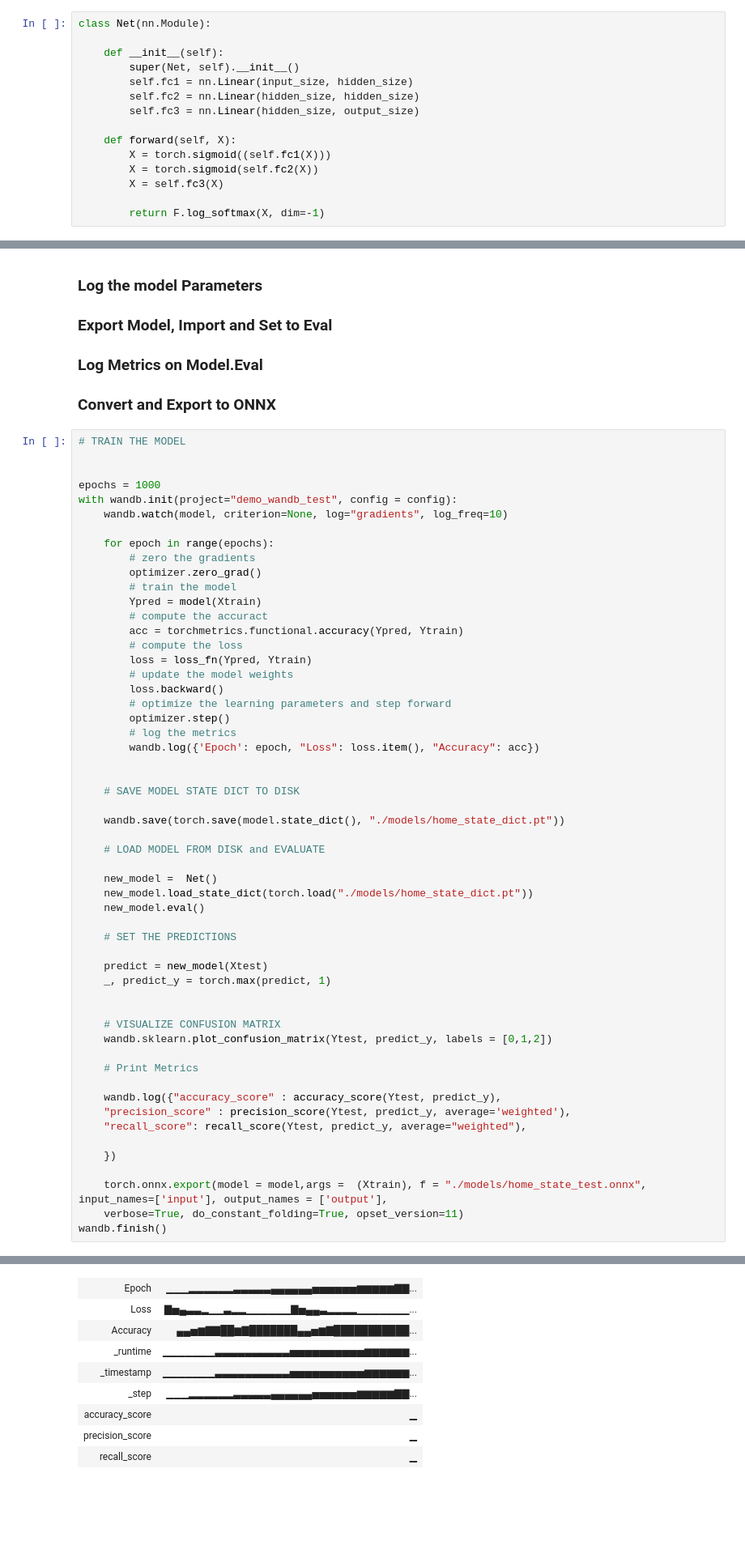
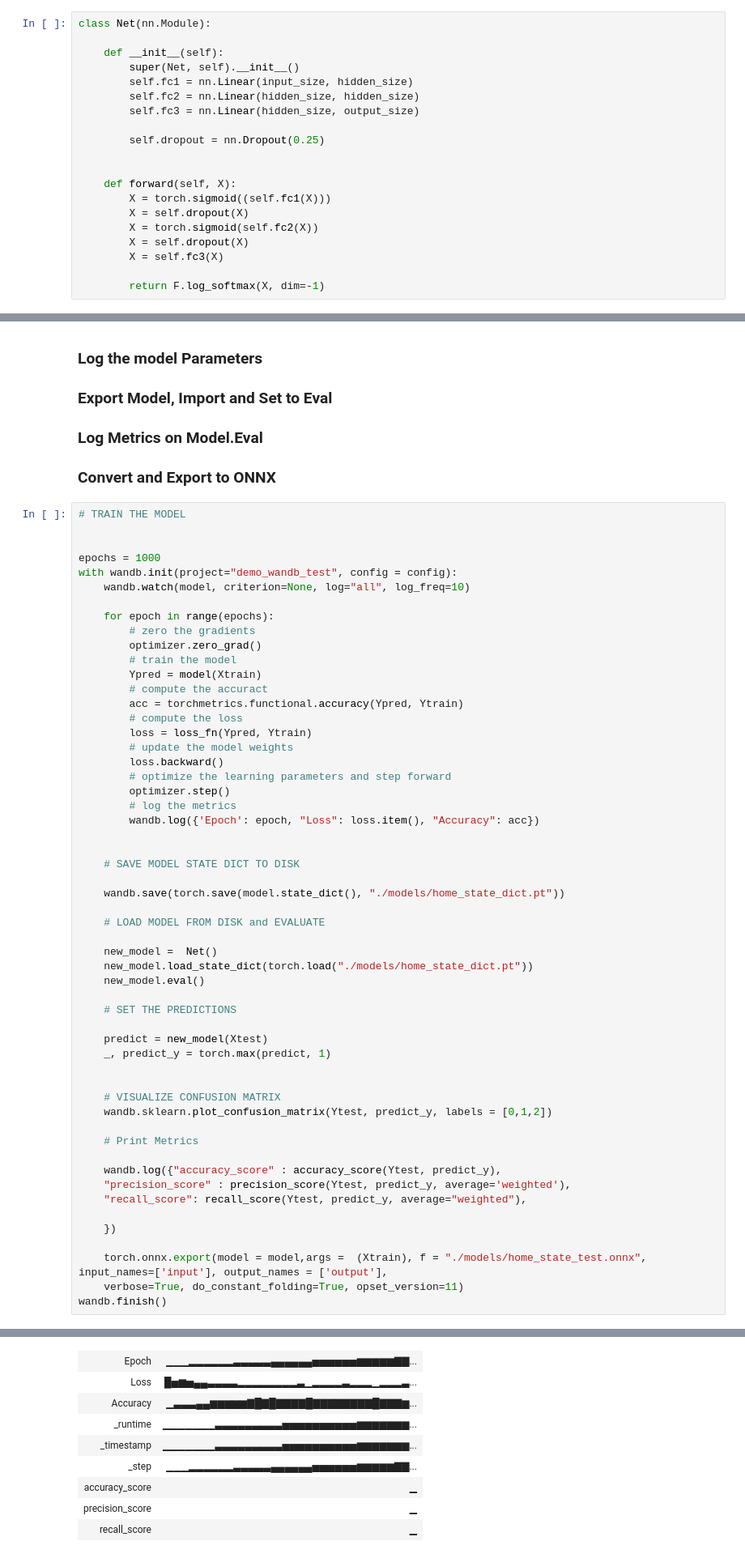
Before and after one commit to markgicharu/DEMO_WINE_WANDB, a Jupyter notebook: home_copy_wandb.ipynb, the cells around one changed output, grey strips where cells are left out. Shown at 81% size. Cells and saved outputs as stored; diff of their text form; blank space fills up the shorter version.

```diff
--- a/home_copy_wandb.ipynb
+++ b/home_copy_wandb.ipynb
@@ -235,9 +237,14 @@ class Net(nn.Module):
         self.fc2 = nn.Linear(hidden_size, hidden_size)
         self.fc3 = nn.Linear(hidden_size, output_size)
 
+        self.dropout = nn.Dropout(0.25)
+
+
     def forward(self, X):
         X = torch.sigmoid((self.fc1(X)))
+        X = self.dropout(X)
         X = torch.sigmoid(self.fc2(X))
+        X = self.dropout(X)
         X = self.fc3(X)
 
         return F.log_softmax(X, dim=-1)
@@ -288,7 +296,7 @@ elif config.get("loss") == "CrossEntropyLoss":
 
 epochs = 1000
 with wandb.init(project="demo_wandb_test", config = config):
-    wandb.watch(model, criterion=None, log="gradients", log_freq=10)
+    wandb.watch(model, criterion=None, log="all", log_freq=10)
 
     for epoch in range(epochs):
         # zero the gradients
@@ -378,8 +384,8 @@ Run history:
 | Epoch | ▁▁▁▂▂▂▂▂▂▃▃▃▃▃▄▄▄▄▄▄▅▅▅▅▅▅▆▆▆▆▆▇▇... |
-| Loss | ▇▅▄▃▃▂▁▁▃▂▂▁▁▁▁▁▁▇▅▄▄▃▂▂▂▂▁▁▁▁▁▁▁... |
-| Accuracy | ▄▄▅▆▇▇██▆▇███████▄▄▅▆▇███████████... |
-| _runtime | ▁▁▁▁▁▁▁▃▃▃▃▃▃▃▃▃▃▅▅▅▅▅▅▅▅▅▅▆▆▆▆▆▆... |
-| _timestamp | ▁▁▁▁▁▁▁▃▃▃▃▃▃▃▃▃▃▅▅▅▅▅▅▅▅▅▅▆▆▆▆▆▆... |
+| Loss | █▅▆▅▄▄▃▃▃▃▂▂▂▂▂▂▂▂▃▁▂▂▂▂▃▂▂▂▁▂▂▂▃... |
+| Accuracy | ▁▃▃▃▄▄▆▆▆▆▆▇█▇█▇▇▇▇█▇▇▇▇▇▇▇▇█▇▇▇▆... |
+| _runtime | ▁▁▁▁▁▁▁▃▃▃▃▃▃▃▃▃▅▅▅▅▅▅▅▅▅▅▆▆▆▆▆▆▆... |
+| _timestamp | ▁▁▁▁▁▁▁▃▃▃▃▃▃▃▃▃▅▅▅▅▅▅▅▅▅▅▆▆▆▆▆▆▆... |
 | _step | ▁▁▁▂▂▂▂▂▂▃▃▃▃▃▄▄▄▄▄▄▅▅▅▅▅▅▆▆▆▆▆▇▇... |
 | accuracy_score | ▁ |
 | precision_score | ▁ |
```
Also changed, not shown: parts of 7 cells of this notebook, 28 other files.
